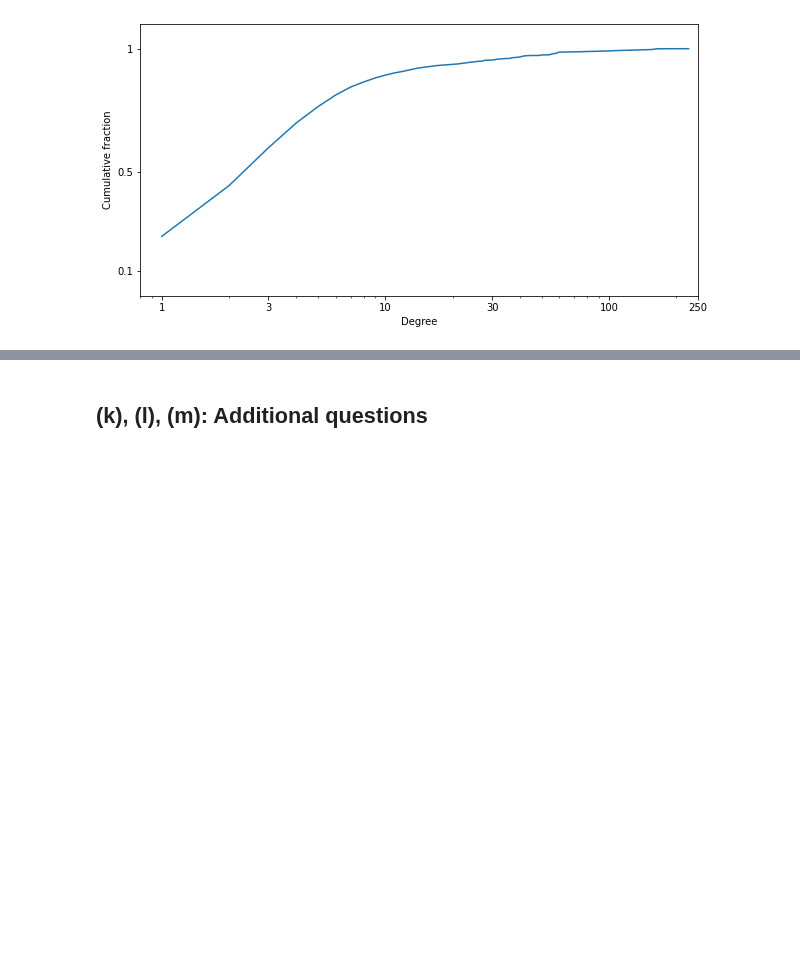
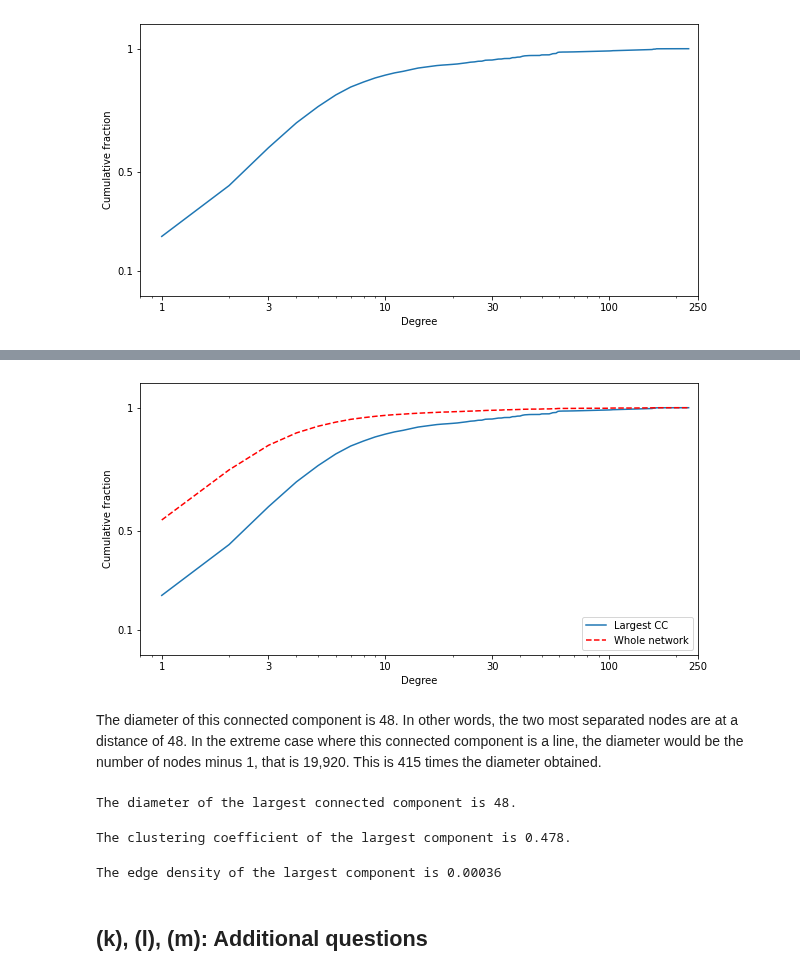
Before and after one commit to pipeton8/6.439-stats-comp-applications, a Jupyter notebook: Assignments/4 - Networks/6.439 - Problem Set 4.ipynb, the cells around one changed output, grey strips where cells are left out. Cells and saved outputs as stored; diff of their text form; code cells hidden in the pictures; blank space fills up the shorter version.

Commit message:
Computed largest CC metrics

```diff
--- a/Assignments/4 - Networks/6.439 - Problem Set 4.ipynb
+++ b/Assignments/4 - Networks/6.439 - Problem Set 4.ipynb
@@ -643,2 +677,10 @@ largest_CC_nodes = connected_components[0]
+# %%
+# Obtain degree distribution
+CC_degree_sequence = sorted([d for n, d in CC_graph.degree()])
+CC_degree_sequence, CC_counts = np.unique(CC_degree_sequence, return_counts=True)
+CC_degree_sequence, CC_counts = CC_degree_sequence, CC_counts
+
+rel_CC_counts = CC_counts/CC_counts.sum()
+cum_CC_counts = rel_CC_counts.cumsum()
 # %% [markdown]
 As mentioned before, the largest connected component comprises 19,921 nodes. This is, approximately, a 16.45% of all nodes with positive degree.
@@ -650,11 +689,3 @@ CC_graph.add_edges_from(co_off_graph.edges(largest_CC_nodes))
-# %%
-# Obtain degree distribution
-CC_degree_sequence = sorted([d for n, d in CC_graph.degree()])
-CC_degree_sequence, CC_counts = np.unique(CC_degree_sequence, return_counts=True)
-CC_degree_sequence, CC_counts = CC_degree_sequence[1:], CC_counts[1:]
-
-rel_CC_counts = CC_counts/CC_counts.sum()
-cum_CC_counts = rel_CC_counts.cumsum()
 # %%
 # Axis offsets
 offset = {'x' : (0.2, 50),
@@ -788,2 +823,59 @@ fig.show()
+# %%
+# Axis offsets
+offset = {'x' : (0.2, 0.2),
+          'y' : (0.1,0.1)
+          }
+
+# Initialize figure
+fig, ax = plt.subplots()
+fig.set_size_inches((10,5))
+ax.set(xscale="log")
+
+# Plot
+ax.plot(CC_degree_sequence, cum_CC_counts, label='Largest CC')
+ax.plot(degree_sequence, cum_counts, color='red', linestyle='--', label='Whole network')
+
+# Set xticks
+xticks = [1, 3, 10, 30, 100, 250]
+xlabels = xticks
+
+plt.xticks(ticks=xticks, labels=xlabels, rotation=0, horizontalalignment = 'center')
+plt.xlim(xticks[0] - offset['x'][0], xticks[-1] + offset['x'][1])
+
+# Set yticks
+yticks = [0.1, 0.5, 1]
+ylabels = yticks
+
+plt.yticks(ticks = yticks, labels = ylabels)
+plt.ylim(yticks[0] - offset['y'][0], yticks[-1] + offset['y'][1])
+
+# Set axis titles
+plt.xlabel("Degree")
+plt.ylabel("Cumulative fraction")
+
+# Show legend
+plt.legend(loc='lower right')
+
+fig.show()
+# %% [output]
+[figure, added]
+# %% [markdown]
+The diameter of this connected component is 48. In other words, the two most separated nodes are at a distance of 48. In the extreme case where this connected component is a line, the diameter would be the number of nodes minus 1, that is 19,920. This is 415 times the diameter obtained.
+# %%
+eccentricities = get_eccentricities(CC_graph, load=load, file_path = "largest_CC_eccentricities.csv")
+print(f"The diameter of the largest connected component is {max(eccentricities.values()):,}.")
+# %% [output]
+The diameter of the largest connected component is 48.
+# %%
+clustering_coefficient = nx.algorithms.approximation.clustering_coefficient.average_clustering(CC_graph,
+                                                                                               trials=CC_graph.number_of_nodes(),
+                                                                                               seed=0)
+print(f"The clustering coefficient of the largest component is {clustering_coefficient:.3f}.")
+# %% [output]
+The clustering coefficient of the largest component is 0.478.
+# %%
+print(f"The edge density of the largest component is {nx.function.density(CC_graph):.5f}")
+# %% [output]
+The edge density of the largest component is 0.00036
 # %% [markdown]
 ## (k), (l), (m): Additional questions
```
Also changed, not shown: parts of 10 cells of this notebook.
